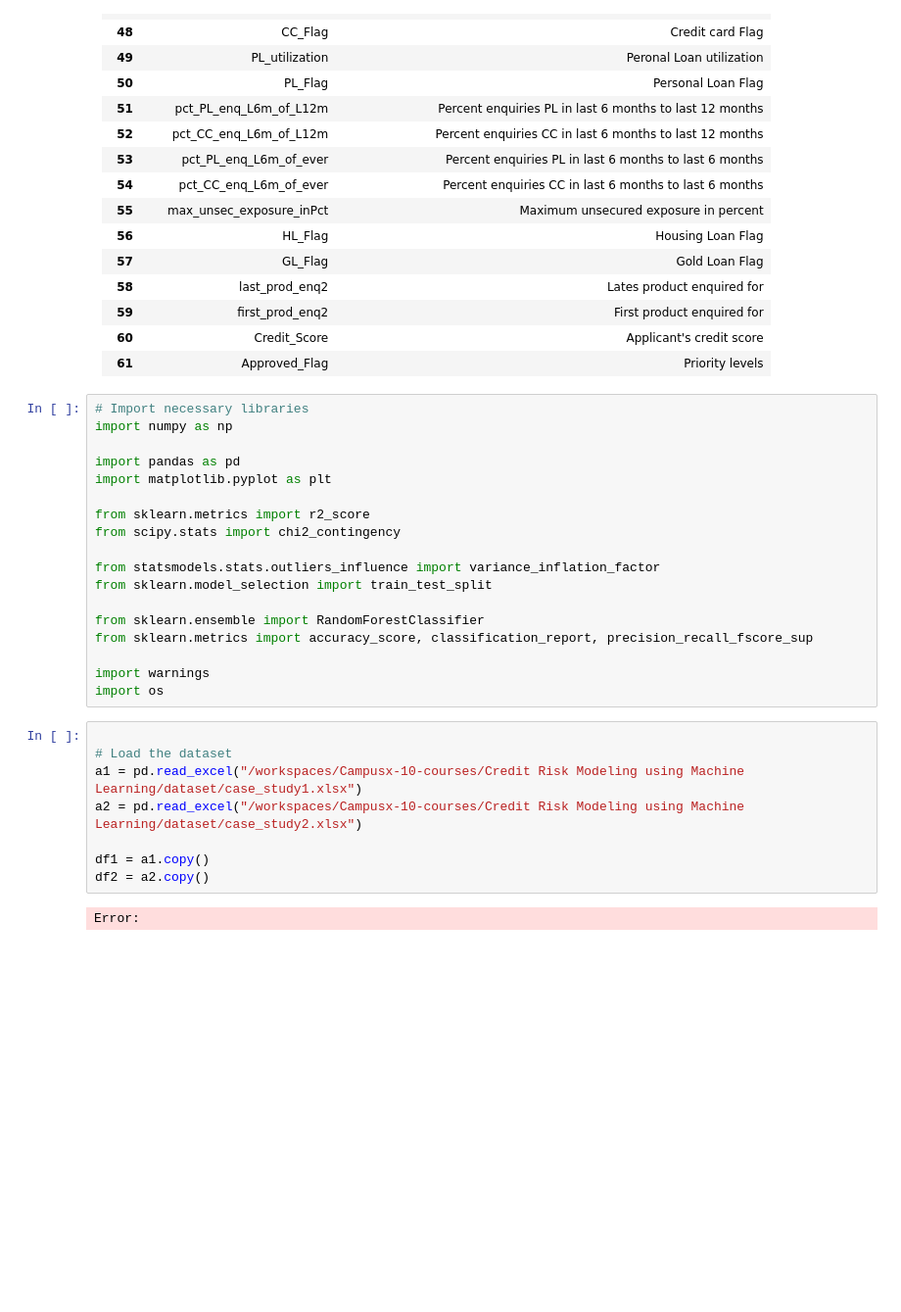
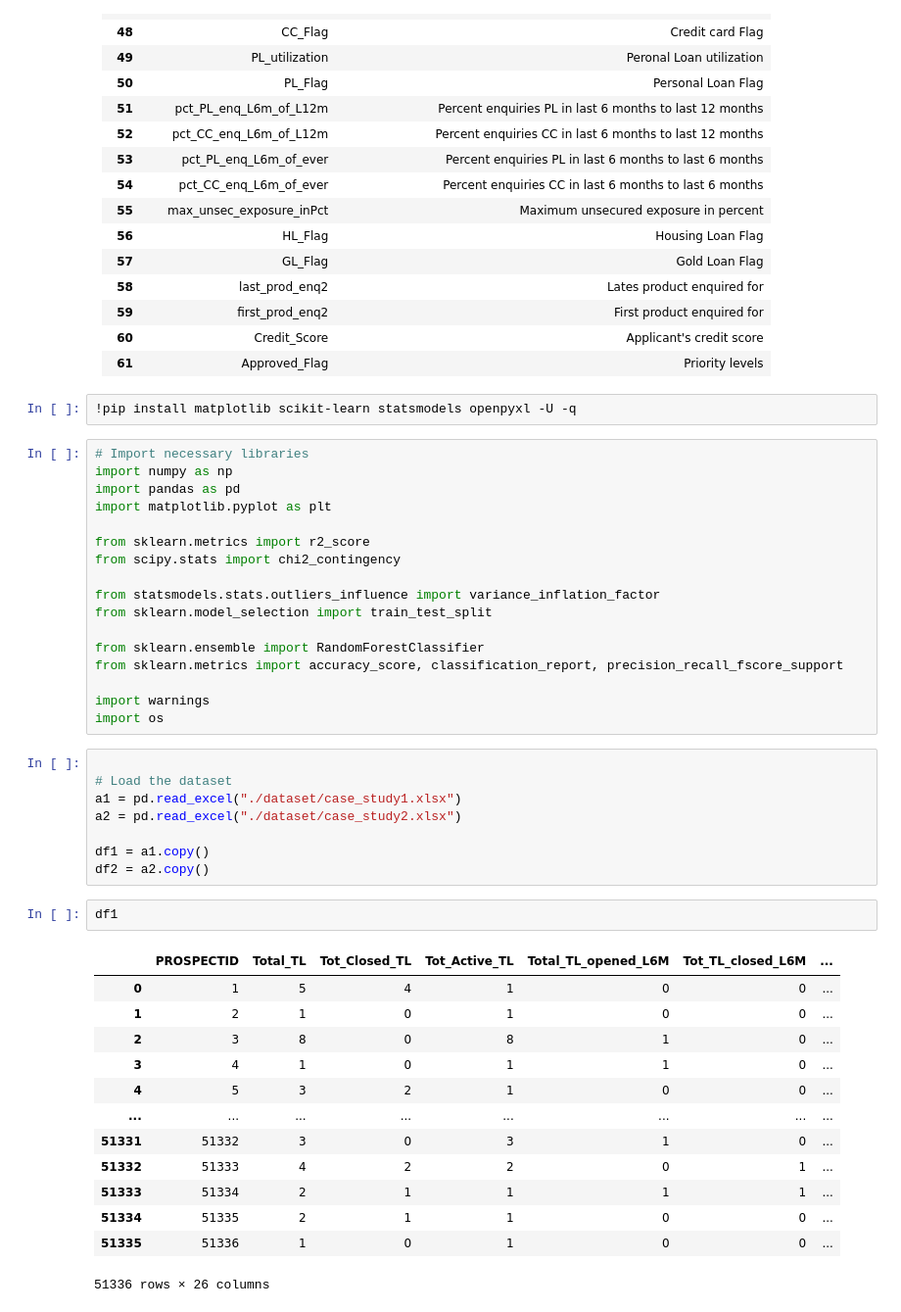
Before and after one commit to Yash-Kavaiya/CampusX-courses, a Jupyter notebook: Credit Risk Modeling using Machine Learning/Credit-risk-session-01-Notes-collection.ipynb, the cells around one changed output. Shown at 98% size. Saved outputs shown, nothing was run; the diff lists cells and outputs as text; blank space fills up the shorter version.

Commit message:
Credit Risk Jupter Notebook Added

```diff
--- a/Credit Risk Modeling using Machine Learning/Credit-risk-session-01-Notes-collection.ipynb
+++ b/Credit Risk Modeling using Machine Learning/Credit-risk-session-01-Notes-collection.ipynb
@@ -589,10 +589,11 @@ Understanding these stages helps banks manage risks associated with loans and ta
     </tr>
 </tbody>
 </table>
+# %%
+!pip install matplotlib scikit-learn statsmodels openpyxl -U -q
 # %%
 # Import necessary libraries
 import numpy as np
-
 import pandas as pd
 import matplotlib.pyplot as plt
 
@@ -603,17 +604,31 @@ from statsmodels.stats.outliers_influence import variance_inflation_factor
 from sklearn.model_selection import train_test_split
 
 from sklearn.ensemble import RandomForestClassifier
-from sklearn.metrics import accuracy_score, classification_report, precision_recall_fscore_sup
+from sklearn.metrics import accuracy_score, classification_report, precision_recall_fscore_support
 
 import warnings
 import os
 # %%
 
 # Load the dataset
-a1 = pd.read_excel("/workspaces/Campusx-10-courses/Credit Risk Modeling using Machine Learning/dataset/case_study1.xlsx")
-a2 = pd.read_excel("/workspaces/Campusx-10-courses/Credit Risk Modeling using Machine Learning/dataset/case_study2.xlsx")
+a1 = pd.read_excel("./dataset/case_study1.xlsx")
+a2 = pd.read_excel("./dataset/case_study2.xlsx")
 
 df1 = a1.copy()
 df2 = a2.copy()
-# %% [output]
-Error:
+# %%
+df1
+# %% [output]
+|  | PROSPECTID | Total_TL | Tot_Closed_TL | Tot_Active_TL | Total_TL_opened_L6M | Tot_TL_closed_L6M | ... |
+| 0 | 1 | 5 | 4 | 1 | 0 | 0 | ... |
+| 1 | 2 | 1 | 0 | 1 | 0 | 0 | ... |
+| 2 | 3 | 8 | 0 | 8 | 1 | 0 | ... |
+| 3 | 4 | 1 | 0 | 1 | 1 | 0 | ... |
+| 4 | 5 | 3 | 2 | 1 | 0 | 0 | ... |
+| ... | ... | ... | ... | ... | ... | ... | ... |
+| 51331 | 51332 | 3 | 0 | 3 | 1 | 0 | ... |
+| 51332 | 51333 | 4 | 2 | 2 | 0 | 1 | ... |
+| 51333 | 51334 | 2 | 1 | 1 | 1 | 1 | ... |
+| 51334 | 51335 | 2 | 1 | 1 | 0 | 0 | ... |
+| 51335 | 51336 | 1 | 0 | 1 | 0 | 0 | ... |
+51336 rows × 26 columns
```
Also changed, not shown: parts of 21 cells of this notebook.
